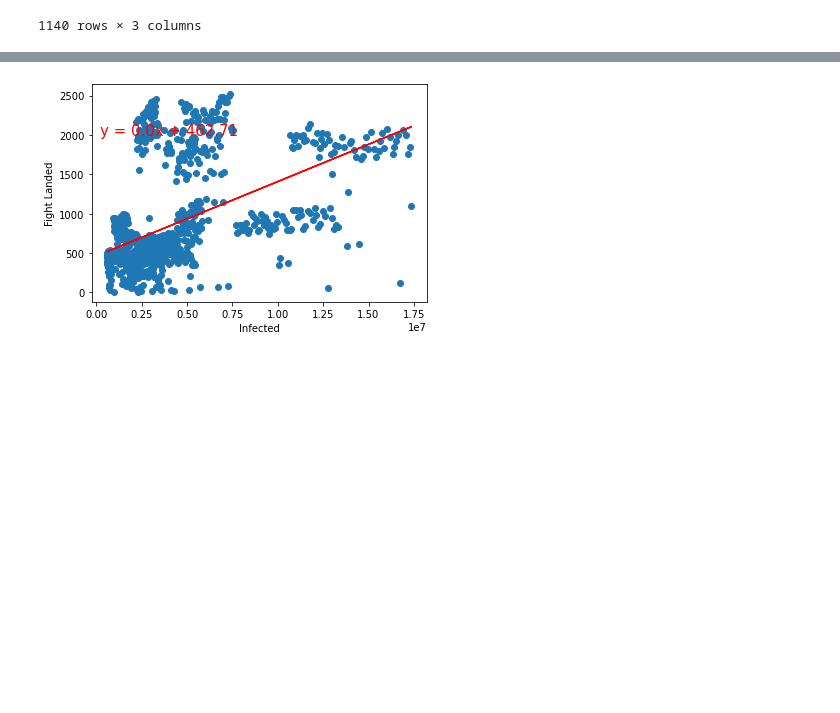
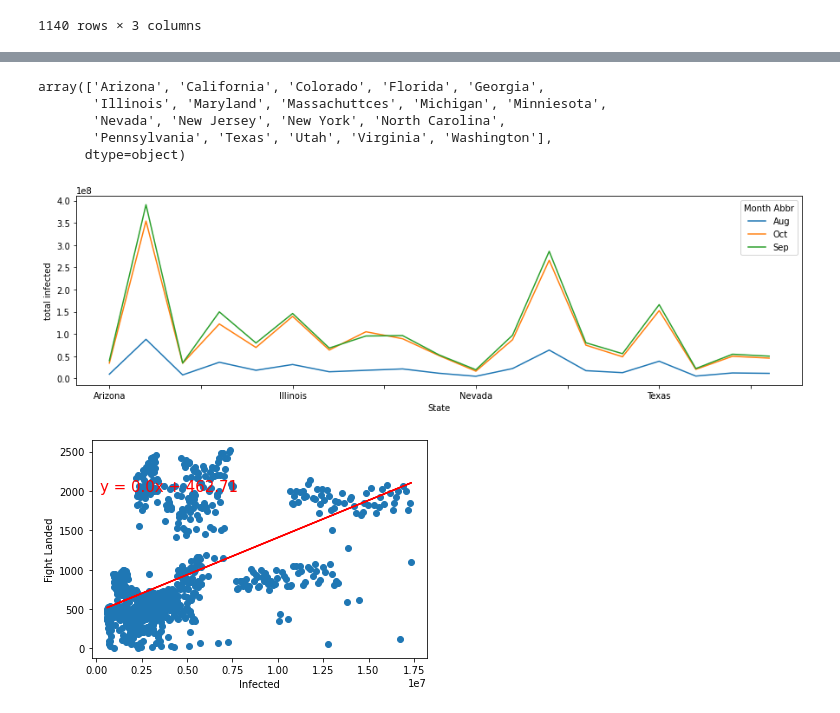
Before and after one commit to MersedehSP/Covid_Analyzer, a Jupyter notebook: graph_msp - Copy.ipynb, the cells around one changed output, grey strips where cells are left out. Saved outputs shown, nothing was run; the diff lists cells and outputs as text; code cells hidden in the pictures; blank space fills up the shorter version.

```diff
--- a/graph_msp - Copy.ipynb
+++ b/graph_msp - Copy.ipynb
@@ -157,3 +142,19 @@ AttributeError: 'Series' object has no attribute 'month'
+# %%
+state_list
+# %% [output]
+array(['Arizona', 'California', 'Colorado', 'Florida', 'Georgia',
+       'Illinois', 'Maryland', 'Massachuttces', 'Michigan', 'Minniesota',
+       'Nevada', 'New Jersey', 'New York', 'North Carolina',
+       'Pennsylvania', 'Texas', 'Utah', 'Virginia', 'Washington'],
+      dtype=object)
+# %%
+
+reduced_data.pivot_table("Total Tested", index= "State", columns= "Month Abbr", aggfunc ="sum").plot(figsize=(15, 4))
+#fig, ax = plt.subplots(figsize=(12, 4))
+#plt.gca().set_xticklabels(['Arizona', 'California', 'Colorado', 'Florida', 'Georgia', 'Illinois', 'Maryland', 'Massachuttces', 'Michigan', 'Minniesota', 'Nevada', 'New Jersey', 'New York', 'North Carolina','Pennsylvania', 'Texas', 'Utah', 'Virginia', 'Washington'])
+plt.ylabel('total infected');
+# %% [output]
+[figure, added]
 # %%
 infected_values = corrected_data_df["Total Tested"]
 flights_values = corrected_data_df["Number of Flights"]
```
Also changed, not shown: parts of 7 cells of this notebook.
